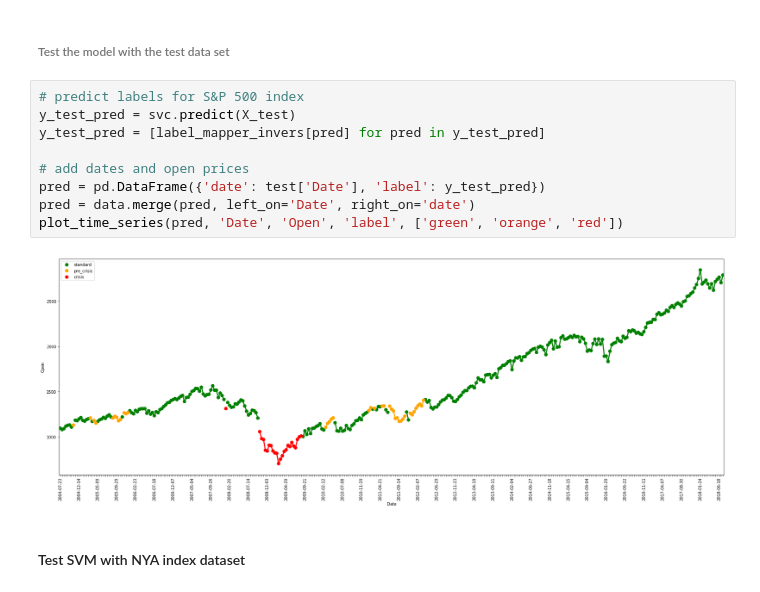
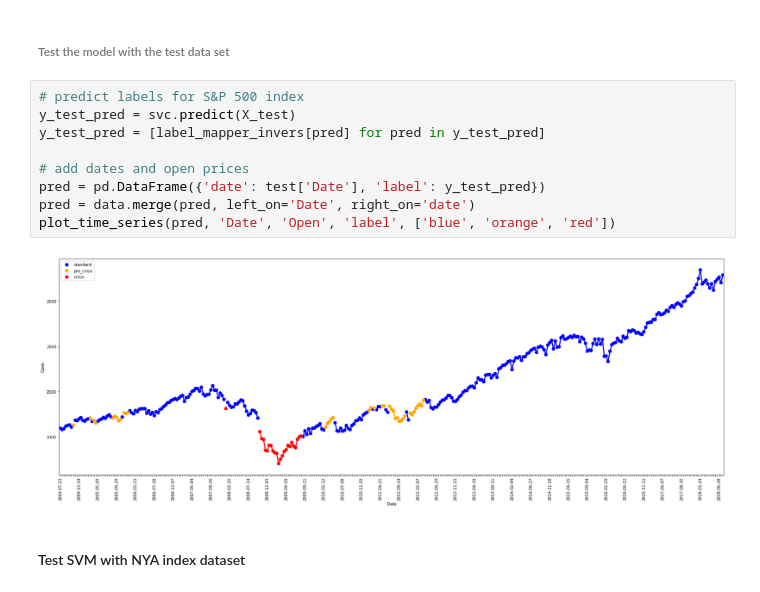
Before and after one commit to diazcelsa/eBroker, a Jupyter notebook: notebooks/crisis_annotation_forecast/Stock Market Pre-Crisis Prediction.ipynb, the cells around one changed output. Cells and saved outputs as stored; diff of their text form.

Commit message:
add hyperparameter optimization graph and update plot colors

```diff
--- a/notebooks/crisis_annotation_forecast/Stock Market Pre-Crisis Prediction.ipynb
+++ b/notebooks/crisis_annotation_forecast/Stock Market Pre-Crisis Prediction.ipynb
@@ -109,14 +109,14 @@ There are specially problems on recognizing the periods pre-crisis which are our
 # %%
 # predict labels for S&P 500 index
 y_test_pred = svc.predict(X_test)
 y_test_pred = [label_mapper_invers[pred] for pred in y_test_pred]
 
 # add dates and open prices
 pred = pd.DataFrame({'date': test['Date'], 'label': y_test_pred})
 pred = data.merge(pred, left_on='Date', right_on='date')
-plot_time_series(pred, 'Date', 'Open', 'label', ['green', 'orange', 'red'])
+plot_time_series(pred, 'Date', 'Open', 'label', ['blue', 'orange', 'red'])
 # %% [output]
-[figure, old version]
+[figure, new version]
 # %% [markdown]
 #### Test SVM with NYA index dataset
 # %%
```
Also changed, not shown: parts of 5 cells of this notebook, 2 other files.
